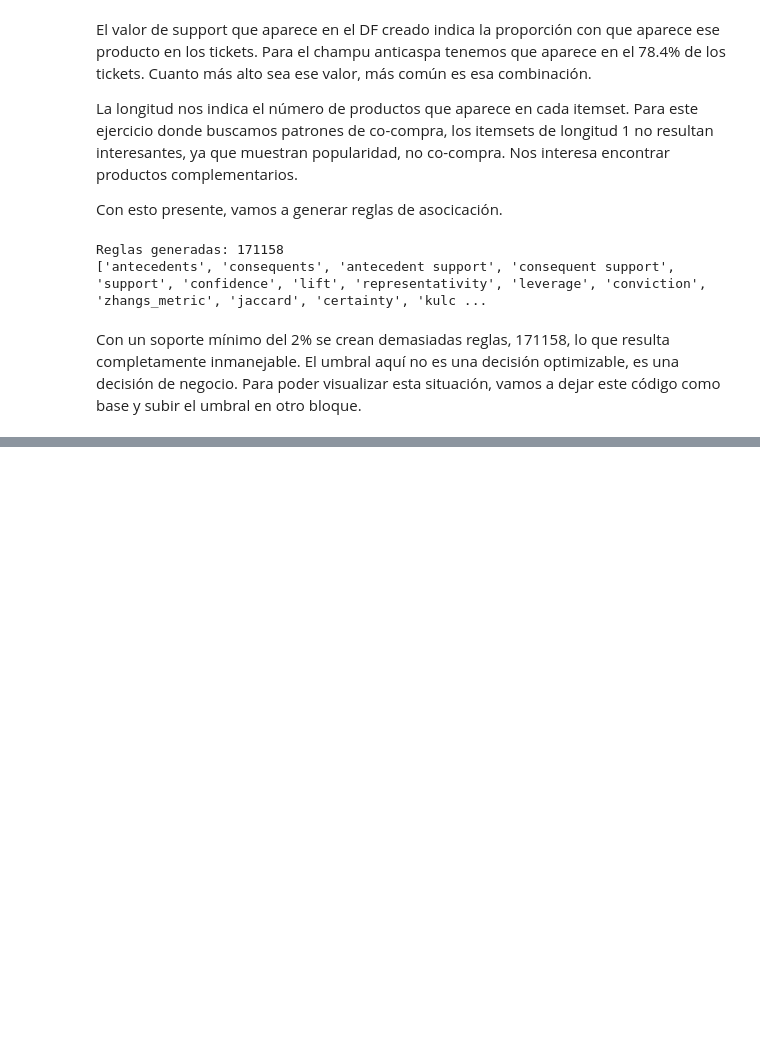
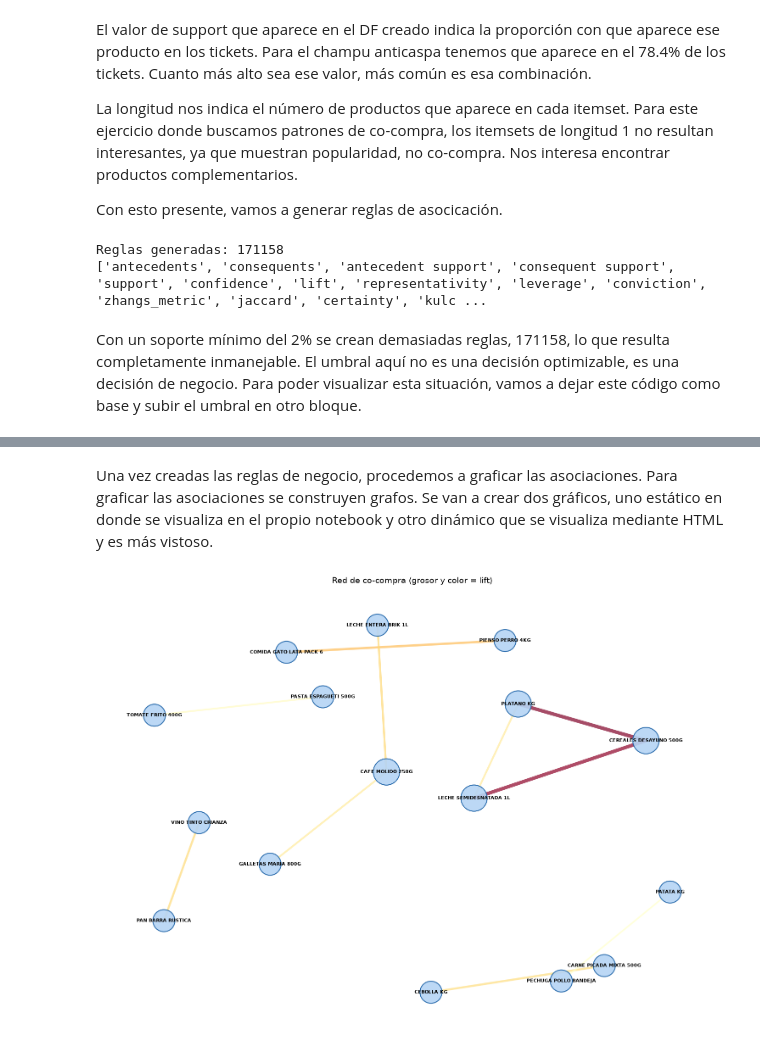
Before and after one commit to ivanfondo/Portafolio-Data-Science-Python, a Jupyter notebook: SistemaRecomendacionHibrido/SistemaHibrido.ipynb, the cells around one changed output, grey strips where cells are left out. Saved outputs shown, nothing was run; the diff lists cells and outputs as text; code cells hidden in the pictures; blank space fills up the shorter version.

```diff
--- a/SistemaRecomendacionHibrido/SistemaHibrido.ipynb
+++ b/SistemaRecomendacionHibrido/SistemaHibrido.ipynb
@@ -659,0 +665,15 @@ Reglas tras filtrar: 3041
+# %%
+# Nos quedamos con las reglas más fuertes y las simplificamos a 1→1 producto
+reglas_top = reglas[
+    (reglas["antecedents"].apply(len) == 1) &
+    (reglas["consequents"].apply(len) == 1) &
+    (reglas["lift"] >= 1.5)
+].copy()
+
+# Convertimos los frozensets a strings legibles
+reglas_top["antecedente"] = reglas_top["antecedents"].apply(lambda x: list(x)[0])
+reglas_top["consecuente"] = reglas_top["consequents"].apply(lambda x: list(x)[0])
+
+reglas_top = reglas_top.sort_values("lift", ascending=False).head(20)
+print(f"Reglas seleccionadas: {len(reglas_top)}")
+reglas_top[["antecedente", "consecuente", "support", "confidence", "lift"]]
@@ -659,0 +699,34 @@ Reglas tras filtrar: 3041
+# %% [markdown]
+Una vez creadas las reglas de negocio, procedemos a graficar las asociaciones. Para graficar las asociaciones se construyen grafos. Se van a crear dos gráficos, uno estático en donde se visualiza en el propio notebook y otro dinámico que se visualiza mediante HTML y es más vistoso.
+# %%
+
+
+G = nx.from_pandas_edgelist(
+    reglas_top, source="antecedente", target="consecuente",
+    edge_attr="lift", create_using=nx.Graph()   # Graph, no DiGraph: evita flechas dobles
+)
+
+# Layout más compacto
+pos = nx.spring_layout(G, k=1.8, iterations=100, seed=42)
+
+fig, ax = plt.subplots(figsize=(15, 11))
+
+lifts = [G[u][v]["lift"] for u, v in G.edges()]
+anchos = [l / max(lifts) * 6 for l in lifts]
+
+# Tamaño de nodo según sus conexiones (grado)
+grados = dict(G.degree())
+tam = [800 + grados[n] * 600 for n in G.nodes()]
+
+nx.draw_networkx_edges(G, pos, width=anchos, edge_color=lifts,
+                       edge_cmap=plt.cm.YlOrRd, alpha=0.7, ax=ax)
+nx.draw_networkx_nodes(G, pos, node_size=tam, node_color="#B5D4F4",
+                       edgecolors="#185FA5", linewidths=1.5, alpha=0.9, ax=ax)
+nx.draw_networkx_labels(G, pos, font_size=8, font_weight="bold", ax=ax)
+
+ax.set_title("Red de co-compra (grosor y color = lift)", fontsize=14)
+ax.axis("off")
+plt.tight_layout()
+plt.show()
+# %% [output]
+[figure, added]
```
Also changed, not shown: parts of 12 cells of this notebook, 4 other files.
